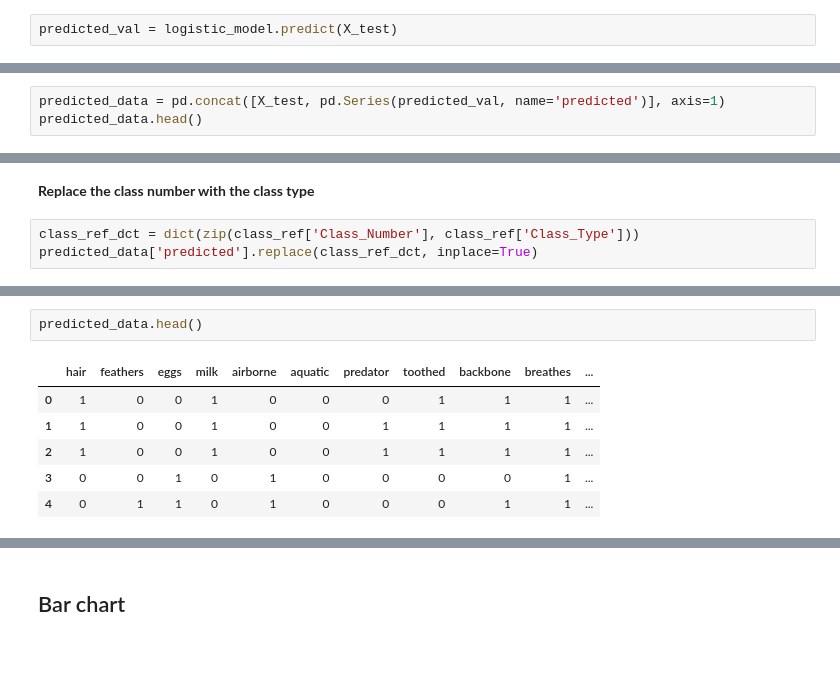
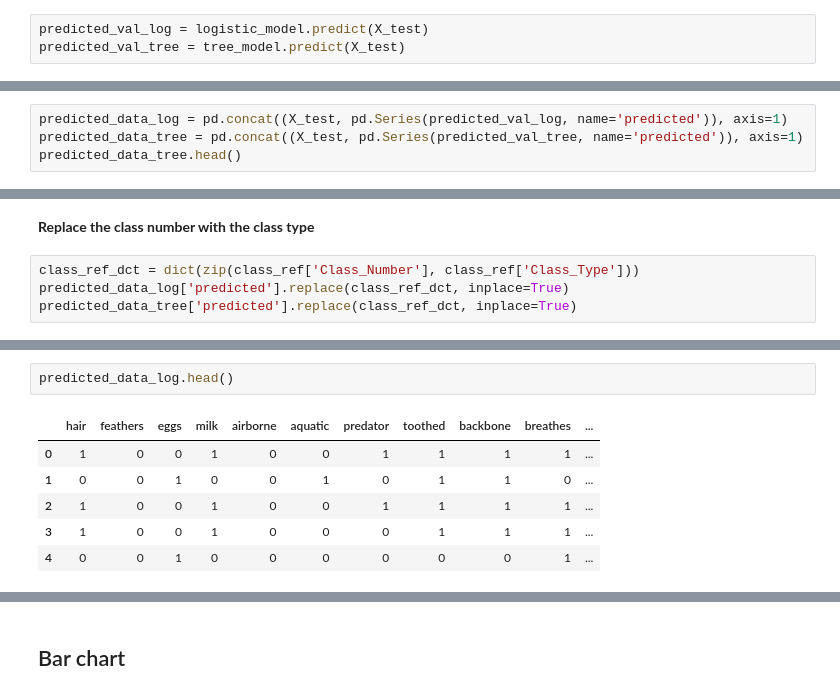
Before and after one commit to cmagarap/animal-classifier, a Jupyter notebook: logistic_regression.ipynb, the cells around one changed output, grey strips where cells are left out. Saved outputs shown, nothing was run; the diff lists cells and outputs as text; blank space fills up the shorter version.

```diff
--- a/logistic_regression.ipynb
+++ b/logistic_regression.ipynb
@@ -49,5 +62,6 @@ LogisticRegression(C=1.0, class_weight=None, dual=False, fit_intercept=True,
 # %% [markdown]
 **Use X_test for prediction**
 # %%
-predicted_val = logistic_model.predict(X_test)
+predicted_val_log = logistic_model.predict(X_test)
+predicted_val_tree = tree_model.predict(X_test)
 # %% [markdown]
@@ -57,7 +71,8 @@ X_test.reset_index(drop=True, inplace=True)
 # %% [markdown]
 **Concatenate X_test with predicted_val to combine them into one DataFrame**
 # %%
-predicted_data = pd.concat([X_test, pd.Series(predicted_val, name='predicted')], axis=1)
-predicted_data.head()
+predicted_data_log = pd.concat((X_test, pd.Series(predicted_val_log, name='predicted')), axis=1)
+predicted_data_tree = pd.concat((X_test, pd.Series(predicted_val_tree, name='predicted')), axis=1)
+predicted_data_tree.head()
 # %% [output]
 |  | hair | feathers | eggs | milk | airborne | aquatic | predator | toothed | backbone | breathes | ... |
@@ -70,4 +85,5 @@ predicted_data.head()
 **Replace the class number with the class type**
 # %%
 class_ref_dct = dict(zip(class_ref['Class_Number'], class_ref['Class_Type']))
-predicted_data['predicted'].replace(class_ref_dct, inplace=True)
+predicted_data_log['predicted'].replace(class_ref_dct, inplace=True)
+predicted_data_tree['predicted'].replace(class_ref_dct, inplace=True)
@@ -74,9 +100,9 @@ predicted_data['predicted'].replace(class_ref_dct, inplace=True)
 # %%
-predicted_data.head()
+predicted_data_log.head()
 # %% [output]
 |  | hair | feathers | eggs | milk | airborne | aquatic | predator | toothed | backbone | breathes | ... |
-| 0 | 1 | 0 | 0 | 1 | 0 | 0 | 0 | 1 | 1 | 1 | ... |
-| 1 | 1 | 0 | 0 | 1 | 0 | 0 | 1 | 1 | 1 | 1 | ... |
+| 0 | 1 | 0 | 0 | 1 | 0 | 0 | 1 | 1 | 1 | 1 | ... |
+| 1 | 0 | 0 | 1 | 0 | 0 | 1 | 0 | 1 | 1 | 0 | ... |
 | 2 | 1 | 0 | 0 | 1 | 0 | 0 | 1 | 1 | 1 | 1 | ... |
-| 3 | 0 | 0 | 1 | 0 | 1 | 0 | 0 | 0 | 0 | 1 | ... |
-| 4 | 0 | 1 | 1 | 0 | 1 | 0 | 0 | 0 | 1 | 1 | ... |
+| 3 | 1 | 0 | 0 | 1 | 0 | 0 | 0 | 1 | 1 | 1 | ... |
+| 4 | 0 | 0 | 1 | 0 | 0 | 0 | 0 | 0 | 0 | 1 | ... |
```
Also changed, not shown: parts of 10 cells of this notebook.
